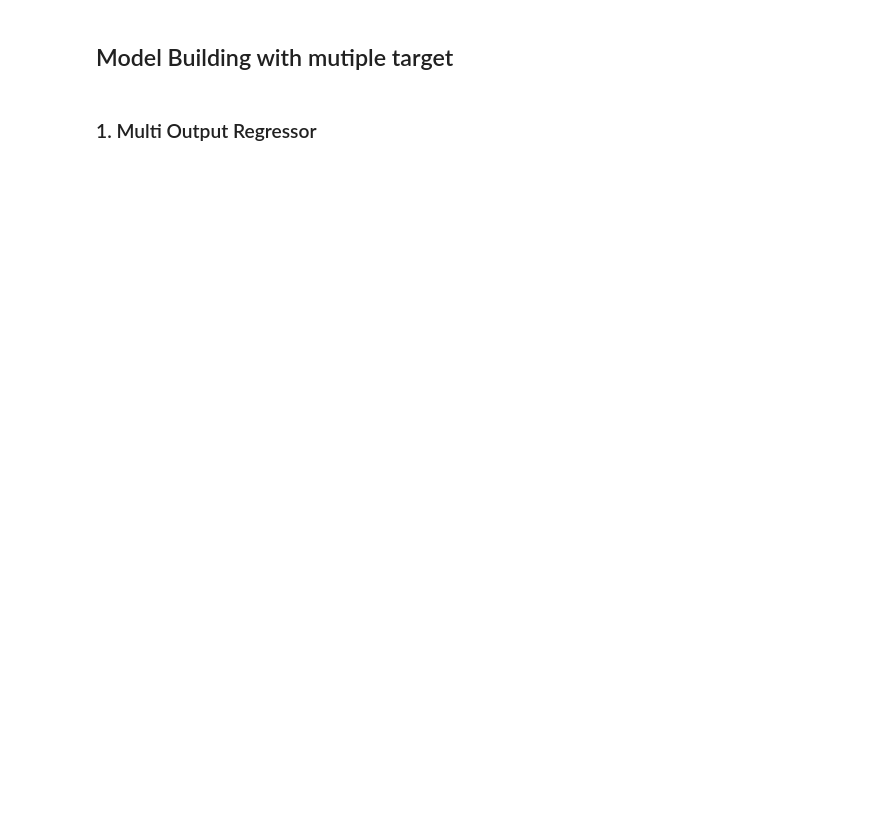
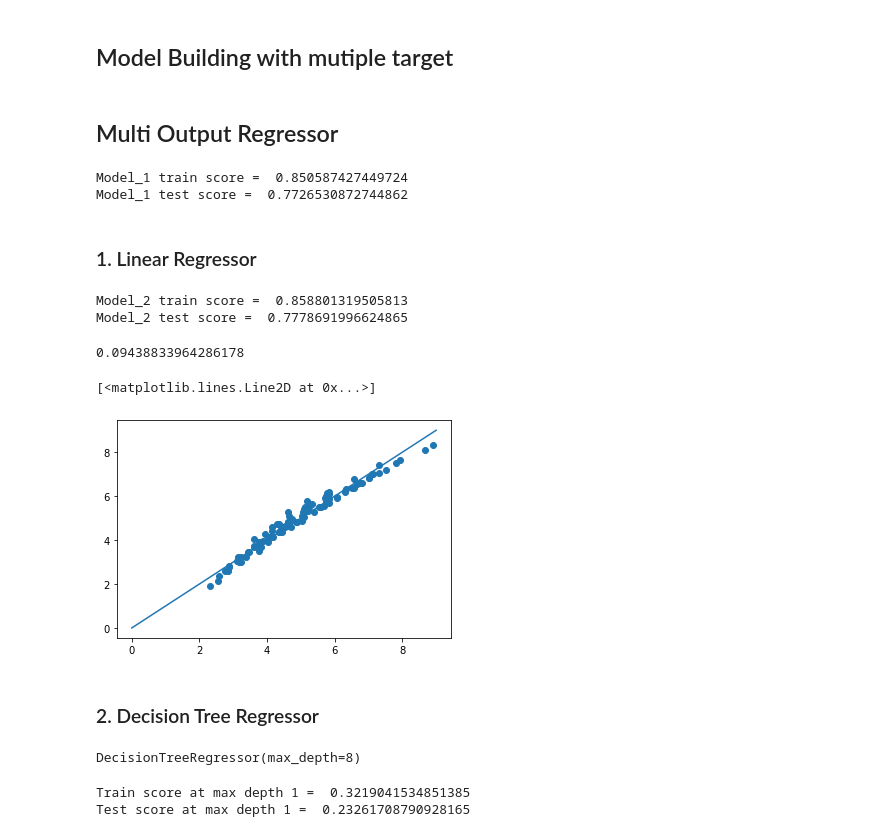
Before and after one commit to harish-maddukuri/BreakPad_Pressure_distribution_using_ML, a Jupyter notebook: Models based on design/Design_1.ipynb, the cells around one changed output. Drawn from its saved outputs; the diff is of its cells as text; code cells hidden in the pictures; blank space fills up the shorter version.

```diff
--- a/Models based on design/Design_1.ipynb
+++ b/Models based on design/Design_1.ipynb
@@ -77,7 +76,7 @@ print(x_features.shape,y_targets.shape)
 # %% [markdown]
 ## Model Building with mutiple target
 # %% [markdown]
-### 1. Multi Output Regressor
+## Multi Output Regressor
 # %%
 from sklearn.model_selection import train_test_split
 from sklearn.multioutput import MultiOutputRegressor
@@ -88,0 +91,31 @@ x_test, x_train, y_test, y_train = train_test_split(x_features, y_targets, test_
+# %%
+Model_1 = MultiOutputRegressor ( RidgeCV ( cv = Kfold_val ) )
+# %%
+Model_1.fit(x_train, y_train)
+print('Model_1 train score = ', Model_1.score(x_train, y_train))
+print('Model_1 test score = ', Model_1.score(x_test, y_test))
+# %% [output]
+Model_1 train score =  0.850587427449724
+Model_1 test score =  0.7726530872744862
+# %% [markdown]
+### 1. Linear Regressor
+# %%
+Model_2 = LinearRegression().fit(x_train, y_train)
+print('Model_2 train score = ', Model_2.score(x_train, y_train))
+print('Model_2 test score = ', Model_2.score(x_test, y_test))
+# %% [output]
+Model_2 train score =  0.858801319505813
+Model_2 test score =  0.7778691996624865
+# %%
+y_predts_M2 = pd.DataFrame(Model_2.predict(x_test))
+metrics.mean_squared_error(y_test, y_predts_M2)
+# %% [output]
+0.09438833964286178
+# %%
+plt.scatter(y_test.iloc[:,1], y_predts_M2.iloc[:,1])
+plt.plot(range(10), range(10))
+# %% [output]
+[<matplotlib.lines.Line2D at 0x...>]
+[figure, added]
+# %% [markdown]
+### 2. Decision Tree Regressor
@@ -88,0 +125,7 @@ x_test, x_train, y_test, y_train = train_test_split(x_features, y_targets, test_
+# %%
+DT_reg_1 = DecisionTreeRegressor(max_depth=1); DT_reg_1.fit(x_train, y_train)
+DT_reg_2 = DecisionTreeRegressor(max_depth=3); DT_reg_2.fit(x_train, y_train)
+DT_reg_3 = DecisionTreeRegressor(max_depth=6); DT_reg_3.fit(x_train, y_train)
+DT_reg_4 = DecisionTreeRegressor(max_depth=8); DT_reg_4.fit(x_train, y_train)
+# %% [output]
+DecisionTreeRegressor(max_depth=8)
@@ -88,0 +137,7 @@ x_test, x_train, y_test, y_train = train_test_split(x_features, y_targets, test_
+# %%
+# max depth = 1
+print('Train score at max depth 1 = ', DT_reg_1.score(x_train, y_train))
+print('Test score at max depth 1 = ', DT_reg_1.score(x_test, y_test))
+# %% [output]
+Train score at max depth 1 =  0.3219041534851385
+Test score at max depth 1 =  0.23261708790928165
```
Also changed, not shown: parts of 33 cells of this notebook.
